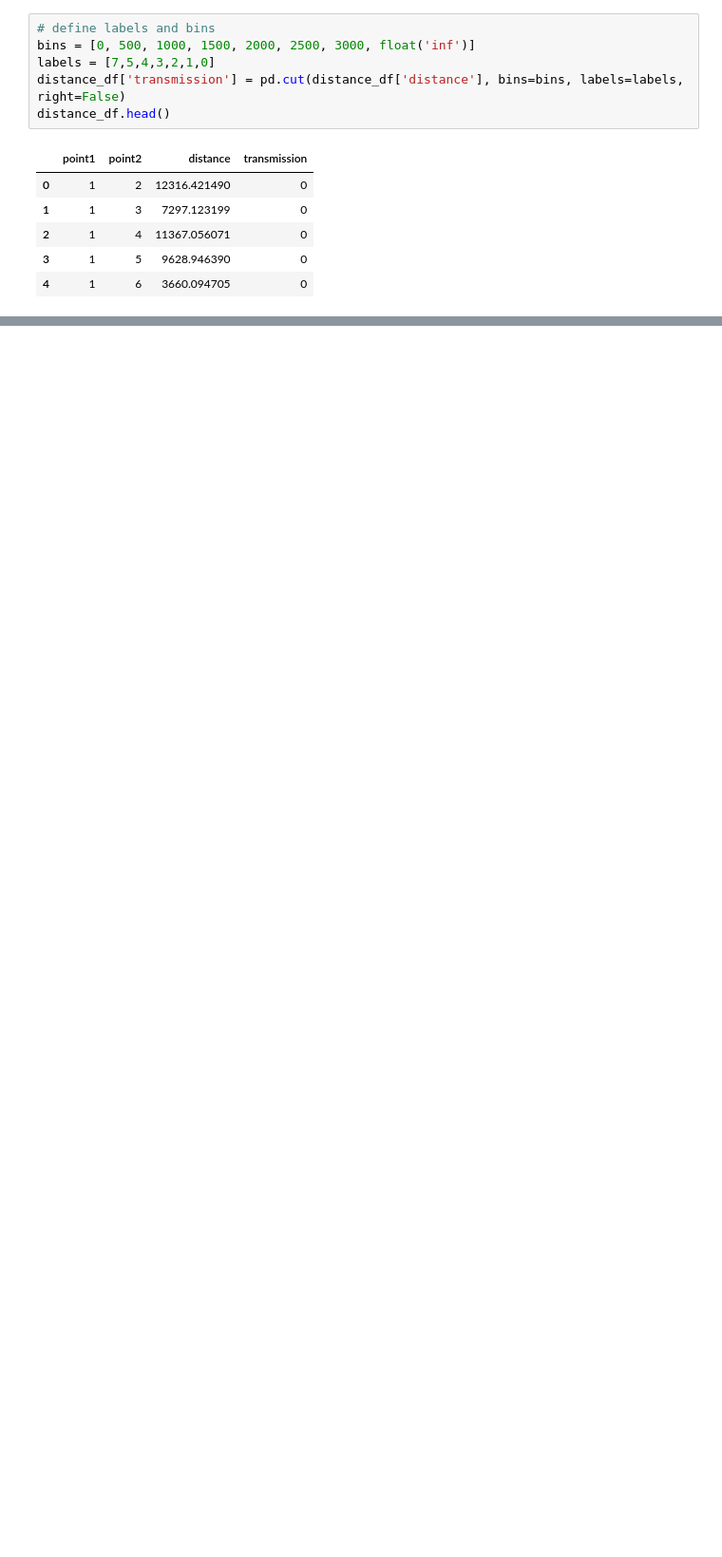
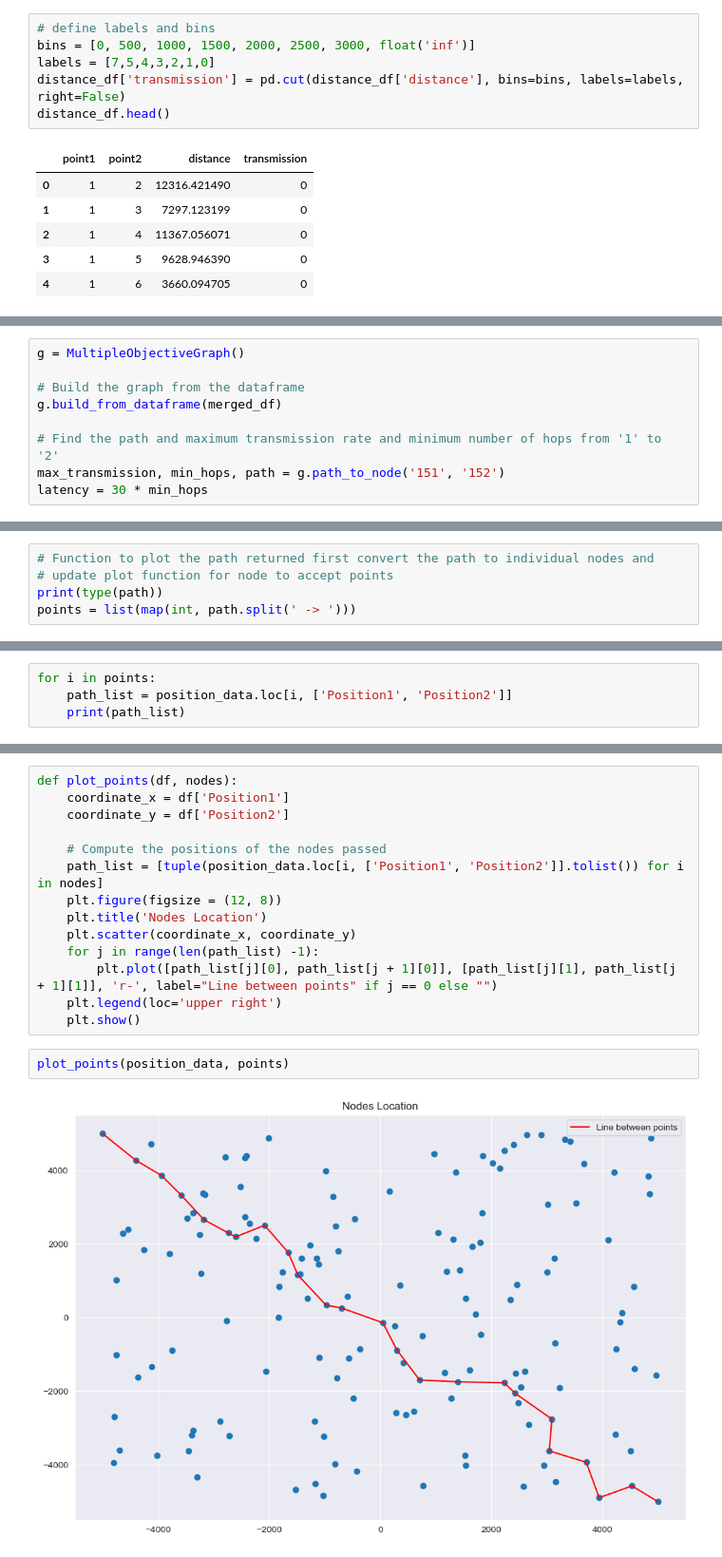
Before and after one commit to gerryfrank10/optimisation-and-algorithms, a Jupyter notebook: assesment/solution.ipynb, the cells around one changed output, grey strips where cells are left out. Shown at 95% size. Saved outputs shown, nothing was run; the diff lists cells and outputs as text; blank space fills up the shorter version.

```diff
--- a/assesment/solution.ipynb
+++ b/assesment/solution.ipynb
@@ -131,0 +350,9 @@ Name: count, dtype: int64
+# %%
+g = MultipleObjectiveGraph()
+
+# Build the graph from the dataframe
+g.build_from_dataframe(merged_df)
+
+# Find the path and maximum transmission rate and minimum number of hops from '1' to '2'
+max_transmission, min_hops, path = g.path_to_node('151', '152')
+latency = 30 * min_hops
@@ -131,0 +365,5 @@ Name: count, dtype: int64
+# %%
+# Function to plot the path returned first convert the path to individual nodes and
+# update plot function for node to accept points
+print(type(path))
+points = list(map(int, path.split(' -> ')))
@@ -131,0 +376,4 @@ Name: count, dtype: int64
+# %%
+for i in points:
+    path_list = position_data.loc[i, ['Position1', 'Position2']]
+    print(path_list)
@@ -131,0 +402,18 @@ Name: count, dtype: int64
+# %%
+def plot_points(df, nodes):
+    coordinate_x = df['Position1']
+    coordinate_y = df['Position2']
+
+    # Compute the positions of the nodes passed
+    path_list = [tuple(position_data.loc[i, ['Position1', 'Position2']].tolist()) for i in nodes]
+    plt.figure(figsize = (12, 8))
+    plt.title('Nodes Location')
+    plt.scatter(coordinate_x, coordinate_y)
+    for j in range(len(path_list) -1):
+        plt.plot([path_list[j][0], path_list[j + 1][0]], [path_list[j][1], path_list[j + 1][1]], 'r-', label="Line between points" if j == 0 else "")
+    plt.legend(loc='upper right')
+    plt.show()
+# %%
+plot_points(position_data, points)
+# %% [output]
+[figure, added]
```
Also changed, not shown: parts of 25 cells of this notebook.
